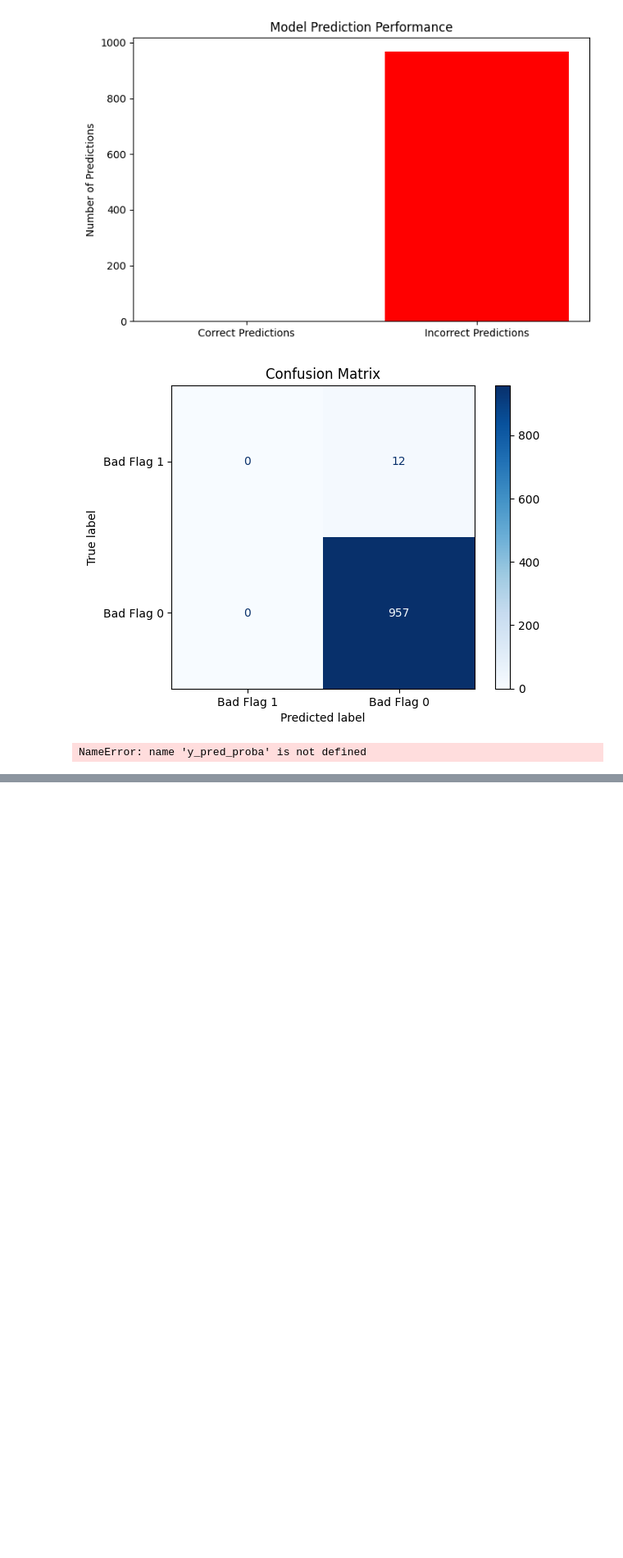
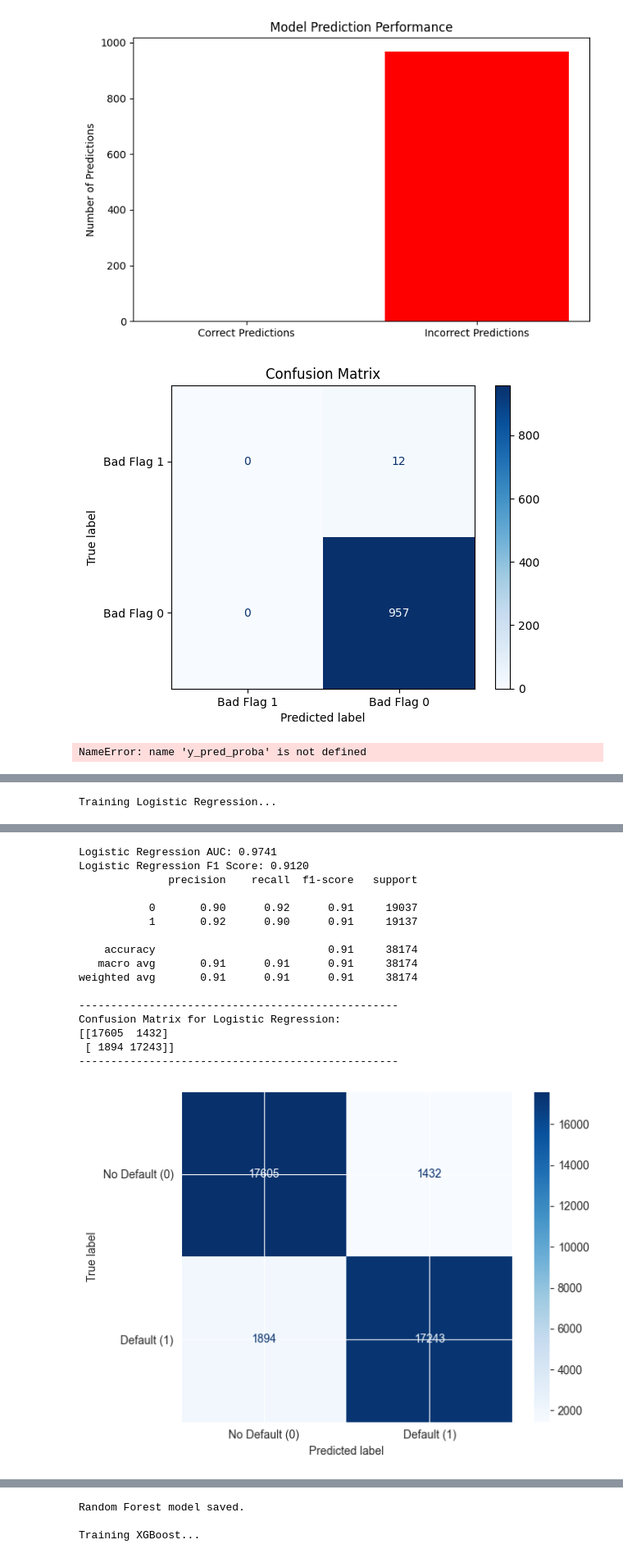
Before and after one commit to Userfrom1995/CreditCard_Predictions, a Jupyter notebook: main.ipynb, the cells around one changed output, grey strips where cells are left out. Shown at 82% size. Saved outputs shown, nothing was run; the diff lists cells and outputs as text; code cells hidden in the pictures; blank space fills up the shorter version.

```diff
--- a/main.ipynb
+++ b/main.ipynb
@@ -720,0 +880,15 @@ NameError: name 'y_pred_proba' is not defined
+# %%
+# Balance the dataset using SMOTE
+smote = SMOTE(random_state=42)
+X_smote, y_smote = smote.fit_resample(X, y)
+print(1)
+
+# Divide target into 100 probability bins
+# y_smote_prob = (y_smote * 100).astype(int)  # Scale 0/1 into 0–100 bins
+
+# Encode target for neural network
+# y_smote_encoded = to_categorical(y_smote_prob, num_classes=101)
+print(2)
+
+# Split data into train and test sets
+X_train, X_test, y_train, y_test = train_test_split(X_smote, y_smote, test_size=0.2, random_state=42)
@@ -720,0 +928,4 @@ NameError: name 'y_pred_proba' is not defined
+# %%
+model.fit(X_train_scaled, y_train, epochs=20, batch_size=32, validation_data=(X_test_scaled, y_test),verbose=1)
+
+# Evaluate the model
@@ -720,0 +1144,41 @@ NameError: name 'y_pred_proba' is not defined
+# %%
+# import joblib
+# from sklearn.metrics import f1_score
+# from sklearn.metrics import ConfusionMatrixDisplay
+
+# Train, evaluate, and save models
+results = {}
+for name, model in models.items():
+    print(f"Training {name}...")
+    model.fit(X_train_scaled, y_train)
+    y_pred = model.predict(X_test_scaled)
+    y_prob = model.predict_proba(X_test_scaled)[:, 1] if hasattr(model, "predict_proba") else y_pred
+
+    # Calculate metrics
+    auc = roc_auc_score(y_test, y_prob)
+    f1 = f1_score(y_test, y_pred)
+    report = classification_report(y_test, y_pred, output_dict=True)
+    results[name] = {"AUC": auc, "F1 Score": f1, "Report": report}
+
+    print(f"{name} AUC: {auc:.4f}")
+    print(f"{name} F1 Score: {f1:.4f}")
+    print(classification_report(y_test, y_pred))
+    print("-" * 50)
+
+    # Confusion Matrix
+    cm = confusion_matrix(y_test, y_pred)
+    print(f"Confusion Matrix for {name}:")
+    print(cm)
+    print("-" * 50)
+
+    # Display Confusion Matrix
+    disp = ConfusionMatrixDisplay(confusion_matrix=cm, display_labels=['No Default (0)', 'Default (1)'])
+    disp.plot(cmap=plt.cm.Blues)
+    plt.tight_layout()
+    plt.show()
+
+    # Save the model
+    joblib.dump(model, f'{name}_model.pkl')
+    print(f"{name} model saved.\n")
+# %% [output]
+Training Logistic Regression...
@@ -720,0 +1192,17 @@ NameError: name 'y_pred_proba' is not defined
+Logistic Regression AUC: 0.9741
+Logistic Regression F1 Score: 0.9120
+              precision    recall  f1-score   support
+
+           0       0.90      0.92      0.91     19037
+           1       0.92      0.90      0.91     19137
+
+    accuracy                           0.91     38174
+   macro avg       0.91      0.91      0.91     38174
+weighted avg       0.91      0.91      0.91     38174
+
+--------------------------------------------------
+Confusion Matrix for Logistic Regression:
+[[17605  1432]
+ [ 1894 17243]]
+--------------------------------------------------
+[figure, added]
@@ -720,0 +1249,3 @@ NameError: name 'y_pred_proba' is not defined
+Random Forest model saved.
+
+Training XGBoost...
```
Also changed, not shown: parts of 24 cells of this notebook, 14 other files.
